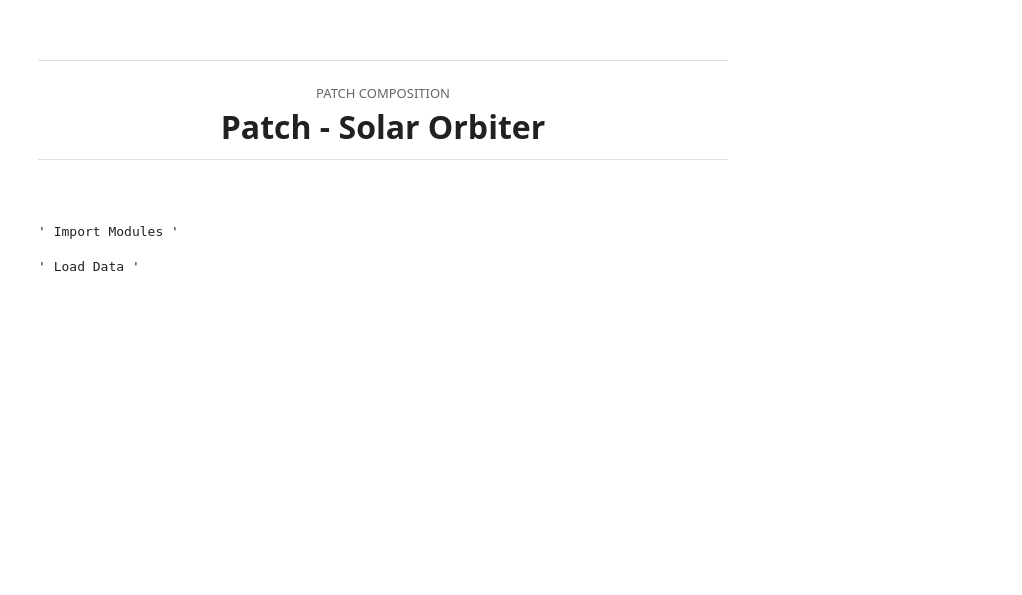
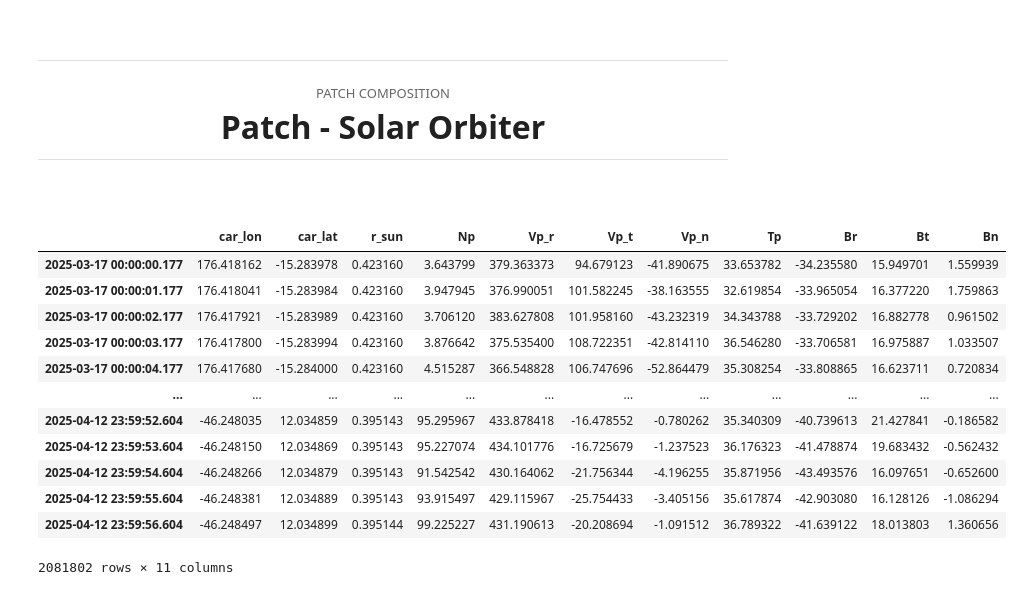
Before and after one commit to TristanVrg/patch-composition, a Jupyter notebook: patch-solo.ipynb, the cells around one changed output. Saved outputs shown, nothing was run; the diff lists cells and outputs as text; code cells hidden in the pictures; blank space fills up the shorter version.

```diff
--- a/patch-solo.ipynb
+++ b/patch-solo.ipynb
@@ -15,14 +15,14 @@ Patch - Solar Orbiter
 
 </div>
 # %%
-""" Import Modules """
+import numpy             as np
+import pandas            as pd
+import speasy            as spz
+import matplotlib.pyplot as plt
+
+from matplotlib        import rcParams
+from scipy.interpolate import interp1d
+from scipy             import interpolate, stats
+from datetime          import datetime, timedelta
+
+from src.f_patch import average, load_data_solo
-# %% [output]
-' Import Modules '
-# %%
-""" Load Data """
-
-# --- Speasy
-
-# --- Velocirap
-# %% [output]
-' Load Data '
@@ -28,0 +48,18 @@ Patch - Solar Orbiter
+# %%
+""" Get Data """
+data_solo = load_data_solo(start_SOLO, stop_SOLO)
+data_solo
+# %% [output]
+|  | car_lon | car_lat | r_sun | Np | Vp_r | Vp_t | Vp_n | Tp | Br | Bt | Bn |
+| 2025-03-17 00:00:00.177 | 176.418162 | -15.283978 | 0.423160 | 3.643799 | 379.363373 | 94.679123 | -41.890675 | 33.653782 | -34.235580 | 15.949701 | 1.559939 |
+| 2025-03-17 00:00:01.177 | 176.418041 | -15.283984 | 0.423160 | 3.947945 | 376.990051 | 101.582245 | -38.163555 | 32.619854 | -33.965054 | 16.377220 | 1.759863 |
+| 2025-03-17 00:00:02.177 | 176.417921 | -15.283989 | 0.423160 | 3.706120 | 383.627808 | 101.958160 | -43.232319 | 34.343788 | -33.729202 | 16.882778 | 0.961502 |
+| 2025-03-17 00:00:03.177 | 176.417800 | -15.283994 | 0.423160 | 3.876642 | 375.535400 | 108.722351 | -42.814110 | 36.546280 | -33.706581 | 16.975887 | 1.033507 |
+| 2025-03-17 00:00:04.177 | 176.417680 | -15.284000 | 0.423160 | 4.515287 | 366.548828 | 106.747696 | -52.864479 | 35.308254 | -33.808865 | 16.623711 | 0.720834 |
+| ... | ... | ... | ... | ... | ... | ... | ... | ... | ... | ... | ... |
+| 2025-04-12 23:59:52.604 | -46.248035 | 12.034859 | 0.395143 | 95.295967 | 433.878418 | -16.478552 | -0.780262 | 35.340309 | -40.739613 | 21.427841 | -0.186582 |
+| 2025-04-12 23:59:53.604 | -46.248150 | 12.034869 | 0.395143 | 95.227074 | 434.101776 | -16.725679 | -1.237523 | 36.176323 | -41.478874 | 19.683432 | -0.562432 |
+| 2025-04-12 23:59:54.604 | -46.248266 | 12.034879 | 0.395143 | 91.542542 | 430.164062 | -21.756344 | -4.196255 | 35.871956 | -43.493576 | 16.097651 | -0.652600 |
+| 2025-04-12 23:59:55.604 | -46.248381 | 12.034889 | 0.395143 | 93.915497 | 429.115967 | -25.754433 | -3.405156 | 35.617874 | -42.903080 | 16.128126 | -1.086294 |
+| 2025-04-12 23:59:56.604 | -46.248497 | 12.034899 | 0.395144 | 99.225227 | 431.190613 | -20.208694 | -1.091512 | 36.789322 | -41.639122 | 18.013803 | 1.360656 |
+2081802 rows × 11 columns
```
Also changed, not shown: parts of 10 cells of this notebook, 3 other files.
